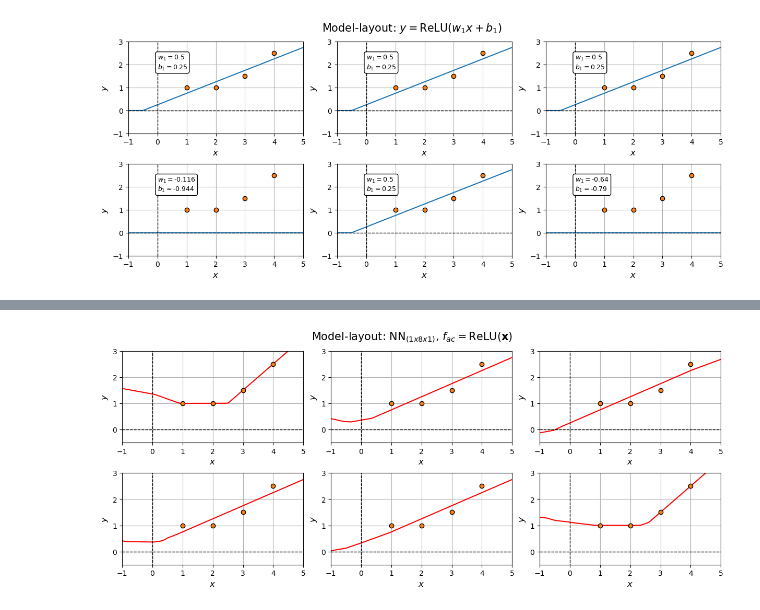
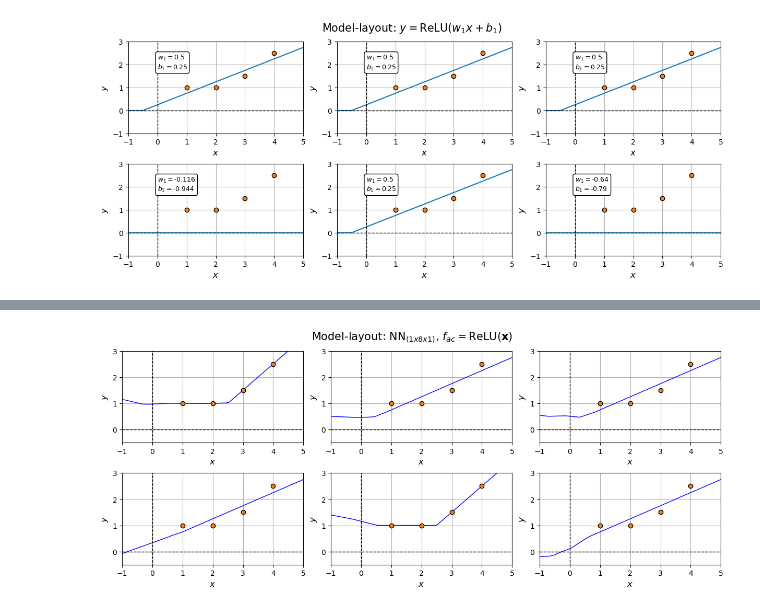
Before and after one commit to karsten3112/Computational-Physics, a Jupyter notebook: Week9/exercise48.ipynb, the cells around one changed output, grey strips where cells are left out. Cells and saved outputs as stored; diff of their text form; code cells hidden in the pictures.

```diff
--- a/Week9/exercise48.ipynb
+++ b/Week9/exercise48.ipynb
@@ -218,21 +218,21 @@ class BigModel(torch.nn.Module):
 # %%
 fig, axs = plt.subplots(2,3, figsize=(12,5), layout="constrained")
 fig.suptitle(r"Model-layout: NN$_{(1x8x1)}$, $f_{ac}=$ReLU$(\bf{x}$$)$",fontsize=15)
 xs = torch.linspace(-1,5, 100)
 for ax in axs.flatten():
     model = BigModel()
     optimizer = torch.optim.Adam(params=model.parameters(), lr=1e-3)
     train_model(model=model, data=data, optimizer=optimizer, N_steps=10000)
     ys = model.forward(xs)
     with torch.no_grad():
-        ax.plot(xs, ys, lw=1.5, c="red")
+        ax.plot(xs, ys, lw=1, c="blue")
         ax.set_xlim([-1,5])
         ax.set_ylim([-0.5,3])
         ax.plot(data[:,0], data[:,1], 'o', markeredgecolor="k",c="C1")
         ax.hlines(0, -1, 5, linestyles="--",color="k", lw=1)
         ax.vlines(0, -1, 3, linestyles="--",color="k",lw=1)
         ax.set_xlabel(r"$x$", fontsize=12)
         ax.set_ylabel(r"$y$", fontsize=12)
         ax.grid()
 # %% [output]
-[figure, old version]
+[figure, new version]
```
Also changed, not shown: parts of 7 cells of this notebook, 15 other files.
